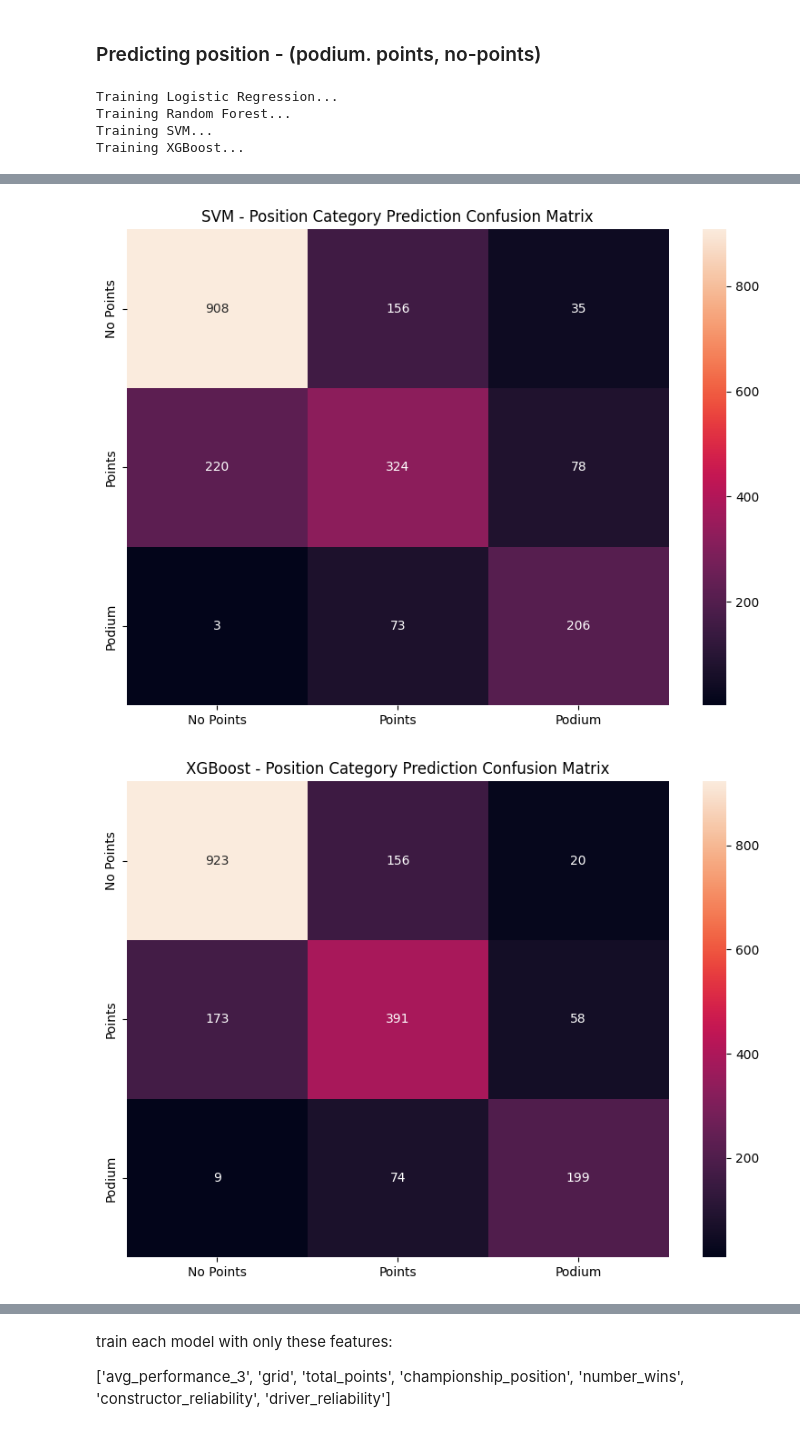
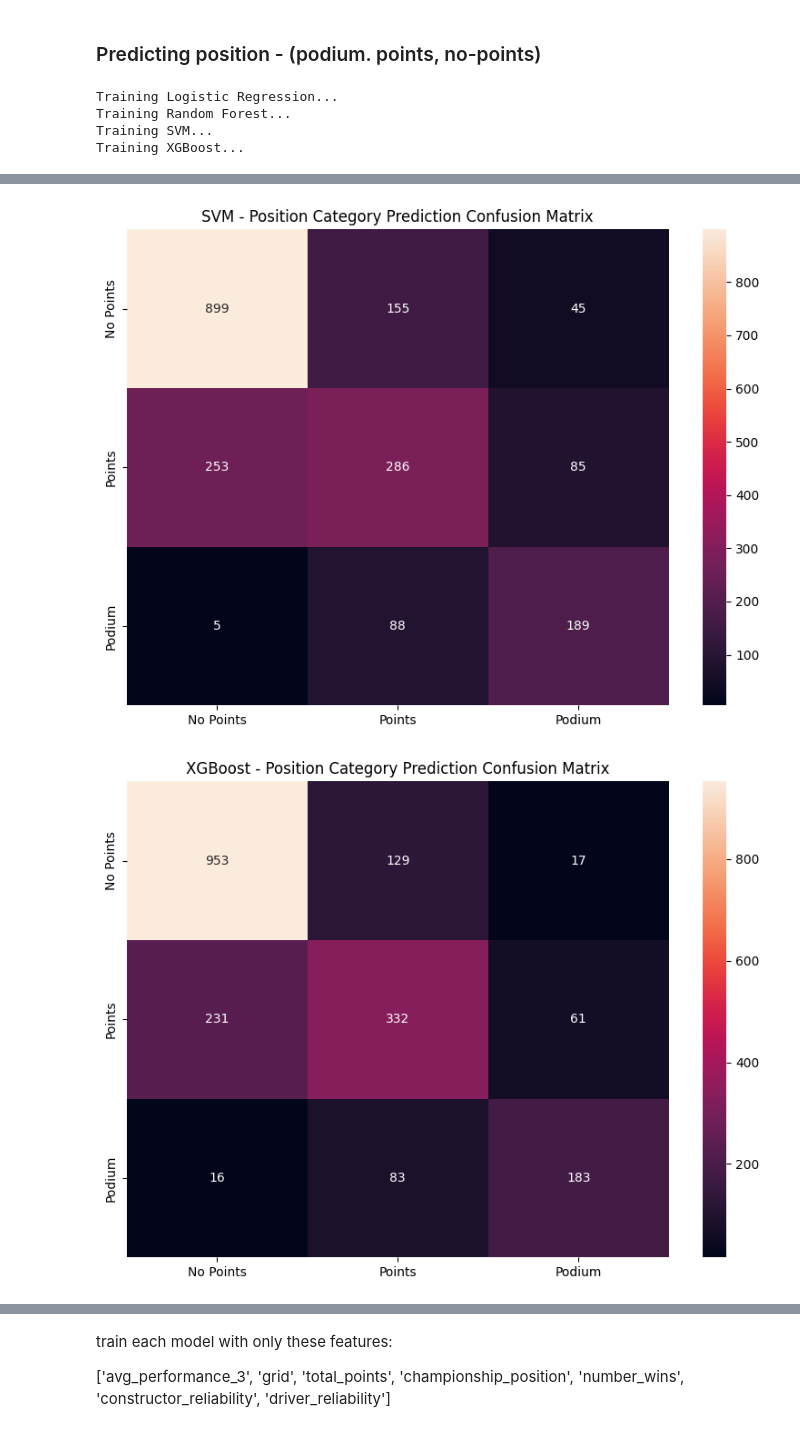
Before and after one commit to joelcalm/Formula1Prediction, a Jupyter notebook: f1_2.ipynb, the cells around one changed output, grey strips where cells are left out. Cells and saved outputs as stored; diff of their text form; code cells hidden in the pictures.

```diff
--- a/f1_2.ipynb
+++ b/f1_2.ipynb
@@ -1903,8 +1903,8 @@ def create_position_categories(df):
 
 def prepare_multiclass_dataset(df):
     features = [
-        'grid', 'age_at_gp_in_days', 'q1_seconds', 'total_points',
-        'championship_position', 'circuitRef', 'round', 'number_wins',
+        'grid', 'age_at_gp_in_days', 'q1_seconds', 'prev_points',
+        'prev_champ_position', 'circuitRef', 'round', 'prev_wins',
         'driver_country', 'constructor_name', 'country',
         'constructor_country', 'driver_name', 'year',
         'constructor_reliability', 'driver_reliability',
@@ -1920,7 +1920,7 @@ def prepare_multiclass_dataset(df):
 def create_preprocessor():
     numerical_features_to_scale = ['age_at_gp_in_days', 'q1_seconds', 'year', 'avg_performance_3']
     numerical_features_unscaled = [
-        'grid', 'total_points', 'championship_position', 'number_wins', 'driver_home_race', 'round',
+        'grid', 'prev_points', 'prev_champ_position', 'prev_wins', 'driver_home_race', 'round',
         'constructor_home_race', 'constructor_reliability', 'driver_reliability'
     ]
     categorical_features = ['driver_country', 'constructor_name', 'country', 'constructor_country', 'driver_name', 'circuitRef']
@@ -2086,35 +2086,35 @@ def main_multiclass_position_prediction_workflow(data):
         data.loc[X_test.index]
     )
 
     return {
         'models': trained_models,
         'results': evaluation_results
     }
 
 
 # Example usage (commented out for artifact):
 # # Load the dataset
 data = pd.read_csv('data/cleaned_data_EDA.csv')
 data['date'] = pd.to_datetime(data['date'])
 #
 # # Add custom features (assuming these functions exist)
 data = calculate_constructor_reliability(data)
 data = calculate_driver_reliability(data)
 data = add_driver_home_race(data)
 data = add_constructor_home_race(data)
 data = avg_performance_3(data)
 #
 # Run the full workflow
 results = main_multiclass_position_prediction_workflow(data)
 # %% [output]
 Training Logistic Regression...
 Training Random Forest...
 Training SVM...
 Training XGBoost...
 [figure]
 [figure]
-[figure, old version]
+[figure, new version]
-[figure, old version]
+[figure, new version]
 # %%
 # Race-wise accuracy for each model
 for model_name, result in results['results'].items():
```
Also changed, not shown: parts of 9 cells of this notebook.
